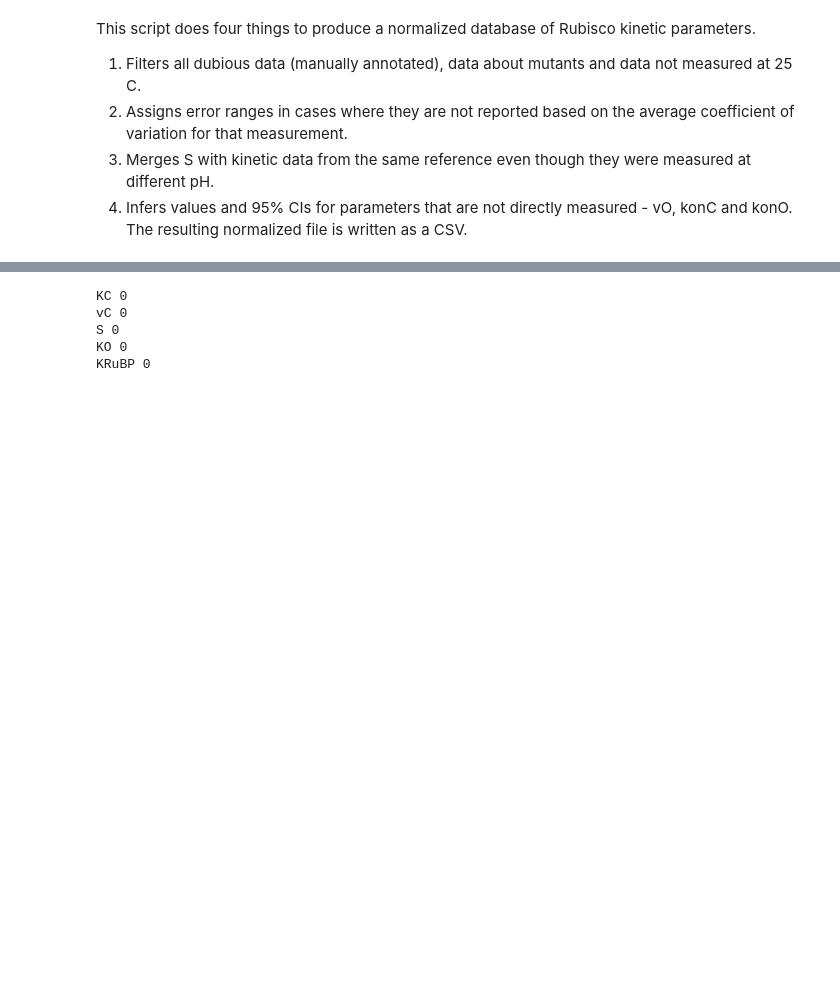
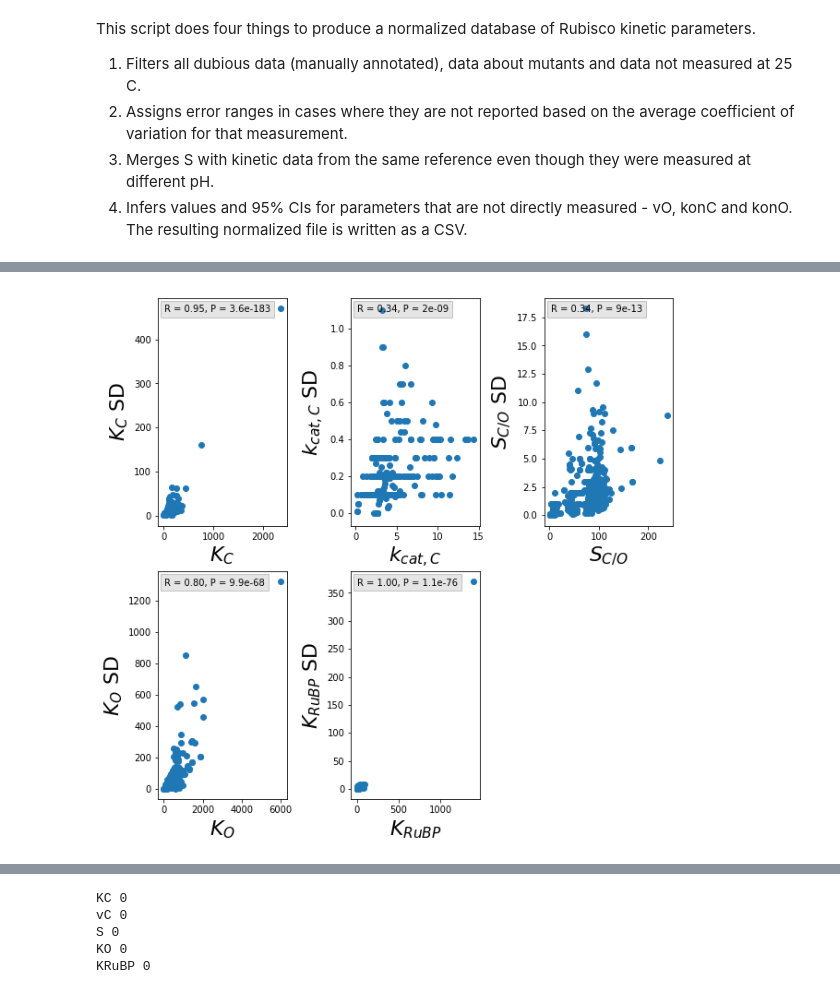
Before and after one commit to flamholz/rubisco, a Jupyter notebook: notebooks/Normalize and Merge Raw Data.ipynb, the cells around one changed output, grey strips where cells are left out. Drawn from its saved outputs; the diff is of its cells as text; code cells hidden in the pictures; blank space fills up the shorter version.

```diff
--- a/notebooks/Normalize and Merge Raw Data.ipynb
+++ b/notebooks/Normalize and Merge Raw Data.ipynb
@@ -29,0 +18,14 @@ filtered_df.head(2)
+# %%
+na_values = ["", " ", "  ", "\t"]
+full_df = pd.read_excel('../data/DatasetS1_RubiscoKinetics.xlsx', sheet_name='kinetic_data',
+                        na_values=na_values)
+
+kin_vars = 'KC, vC, S, KO, KRuBP, vO'.split(', ')
+kin_var_SDs = ['%s_SD' % s for s in kin_vars]
+kin_cols = kin_vars + kin_var_SDs
+
+# all the above columns should be numeric
+# set non-numeric values to NaN
+for col in kin_cols:
+    mask = ~full_df[col].map(np.isreal)
+    full_df[mask] = np.NaN
@@ -29,0 +37,32 @@ filtered_df.head(2)
+# %%
+figure = plt.figure(figsize=(10,10))
+nice_names = {'KC': '$K_C$',
+              'KO': '$K_O$',
+              'S': '$S_{C/O}$',
+              'vC': '$k_{cat,C}$',
+              'vO': '$k_{cat,O}$',
+              'KRuBP': '$K_{RuBP}$'}
+
+for i, (v, v_sd) in enumerate(zip(kin_vars, kin_var_SDs)):
+    if v == 'vO':
+        continue
+
+    ax = plt.subplot(2,3,i+1)
+
+    mask = np.logical_and(full_df[v].notnull(), full_df[v_sd].notnull())
+    masked_df = full_df[mask]
+    rval, pval = pearsonr(masked_df[v], masked_df[v_sd])
+
+    plt.scatter(full_df[v], full_df[v_sd])
+    t = plt.text(0.05, 0.95, 'R = %.2f, P = %.2g' % (rval, pval),
+         horizontalalignment='left',
+         verticalalignment='center',
+         transform=ax.transAxes)
+    t.set_bbox(dict(facecolor='grey', alpha=0.2))
+    plt.xlabel(nice_names[v], fontsize=22)
+    plt.ylabel(nice_names[v] + ' SD', fontsize=22)
+
+plt.subplots_adjust(wspace=0.5)
+plt.show()
+# %% [output]
+[figure, added]
```
Also changed, not shown: parts of 21 cells of this notebook, 23 other files.
